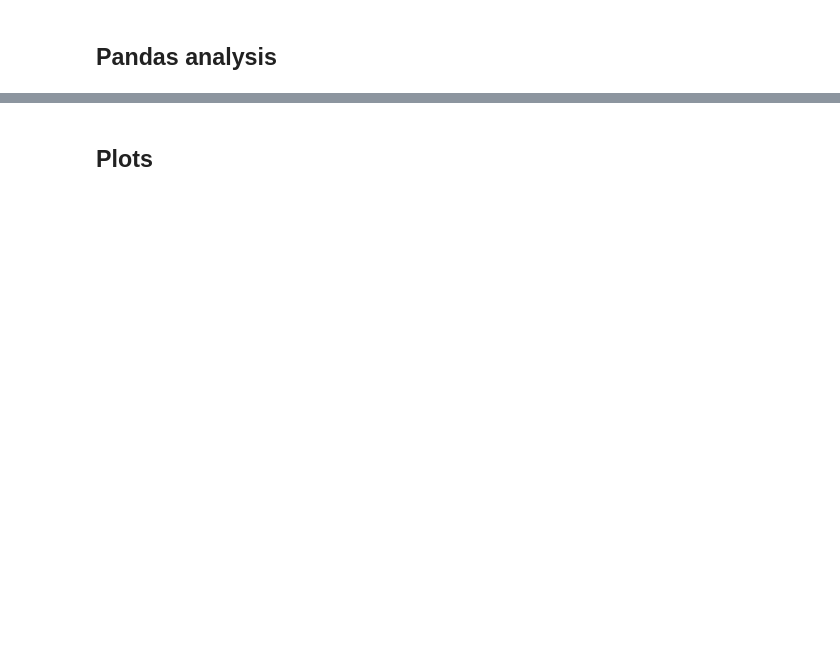
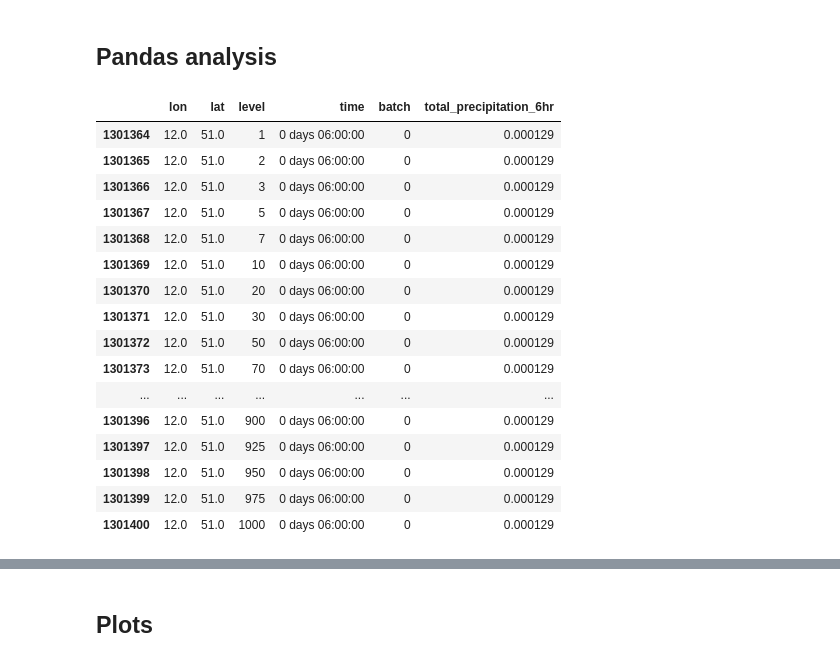
Before and after one commit to julanteria/starkregen_graphcast, a Jupyter notebook: predict_total_regen.ipynb, the cells around one changed output, grey strips where cells are left out. Cells and saved outputs as stored; diff of their text form; code cells hidden in the pictures; blank space fills up the shorter version.

```diff
--- a/predict_total_regen.ipynb
+++ b/predict_total_regen.ipynb
@@ -217,0 +299,4 @@ predictions_df
+# %%
+predictions_df_total_precipitation_6hr = predictions_df['total_precipitation_6hr']
+# conert the series to dataframe
+predictions_df_total_precipitation_6hr = predictions_df_total_precipitation_6hr.to_frame().reset_index()
@@ -217,0 +311,23 @@ predictions_df
+# %%
+# make one df with exact lat=51.5 and lon=11.9
+predictions_df_total_precipitation_6hr_halle_exactly = predictions_df_total_precipitation_6hr.loc[(predictions_df_total_precipitation_6hr['lat'] == 51) & (predictions_df_total_precipitation_6hr['lon'] == 12)]
+# %%
+predictions_df_total_precipitation_6hr_halle_exactly
+# %% [output]
+|  | lon | lat | level | time | batch | total_precipitation_6hr |
+| 1301364 | 12.0 | 51.0 | 1 | 0 days 06:00:00 | 0 | 0.000129 |
+| 1301365 | 12.0 | 51.0 | 2 | 0 days 06:00:00 | 0 | 0.000129 |
+| 1301366 | 12.0 | 51.0 | 3 | 0 days 06:00:00 | 0 | 0.000129 |
+| 1301367 | 12.0 | 51.0 | 5 | 0 days 06:00:00 | 0 | 0.000129 |
+| 1301368 | 12.0 | 51.0 | 7 | 0 days 06:00:00 | 0 | 0.000129 |
+| 1301369 | 12.0 | 51.0 | 10 | 0 days 06:00:00 | 0 | 0.000129 |
+| 1301370 | 12.0 | 51.0 | 20 | 0 days 06:00:00 | 0 | 0.000129 |
+| 1301371 | 12.0 | 51.0 | 30 | 0 days 06:00:00 | 0 | 0.000129 |
+| 1301372 | 12.0 | 51.0 | 50 | 0 days 06:00:00 | 0 | 0.000129 |
+| 1301373 | 12.0 | 51.0 | 70 | 0 days 06:00:00 | 0 | 0.000129 |
+| ... | ... | ... | ... | ... | ... | ... |
+| 1301396 | 12.0 | 51.0 | 900 | 0 days 06:00:00 | 0 | 0.000129 |
+| 1301397 | 12.0 | 51.0 | 925 | 0 days 06:00:00 | 0 | 0.000129 |
+| 1301398 | 12.0 | 51.0 | 950 | 0 days 06:00:00 | 0 | 0.000129 |
+| 1301399 | 12.0 | 51.0 | 975 | 0 days 06:00:00 | 0 | 0.000129 |
+| 1301400 | 12.0 | 51.0 | 1000 | 0 days 06:00:00 | 0 | 0.000129 |
```
Also changed, not shown: parts of 30 cells of this notebook.
